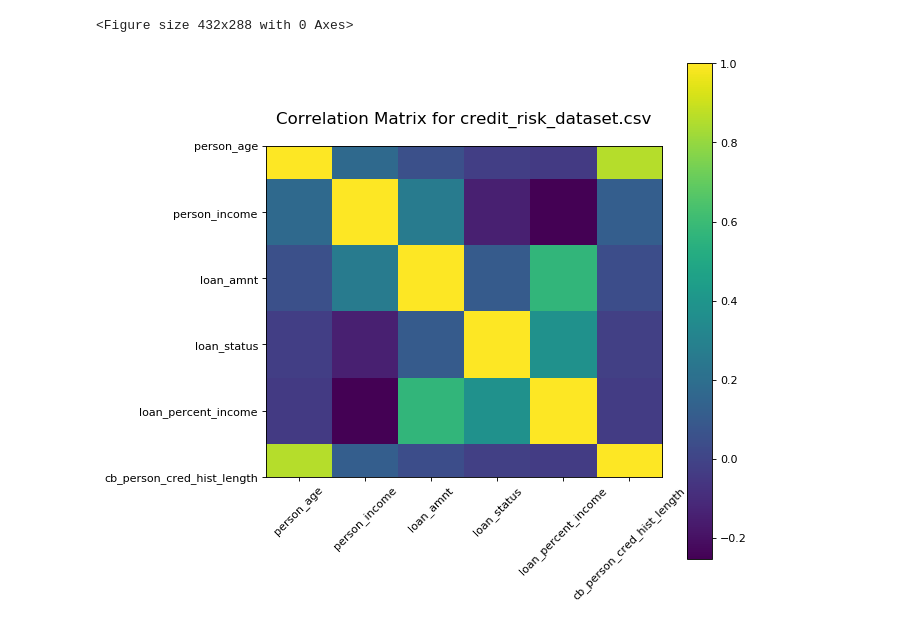
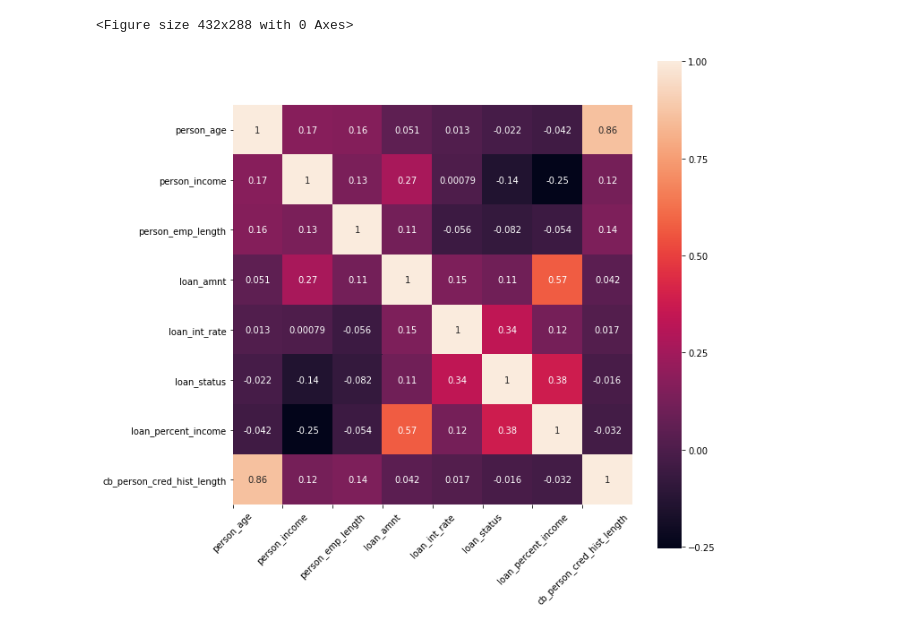
Before and after one commit to DarleneKo/loan-default-risk, a Jupyter notebook: Jupyter Notebooks/Exploratory_Analysis.ipynb, the cells around one changed output. Cells and saved outputs as stored; diff of their text form; code cells hidden in the pictures.

```diff
--- a/Jupyter Notebooks/Exploratory_Analysis.ipynb
+++ b/Jupyter Notebooks/Exploratory_Analysis.ipynb
@@ -122,4 +118,14 @@ def plotCorrelationMatrix(df, graphWidth):
-# %%
-plotCorrelationMatrix(df, 8)
-# %% [output]
-[figure, removed]
+# %%
+# Create a Correlation Matrix out of our data
+plt.figure(figsize=(10, 10))
+sns.heatmap(df.corr(), annot=True, square=True)
+plt.xticks(range(len(corr.columns)), corr.columns, rotation=45)
+# fix for mpl bug that cuts off top/bottom of seaborn viz
+b, t = plt.ylim() # discover the values for bottom and top
+b += 0.5 # Add 0.5 to the bottom
+t -= 0.5 # Subtract 0.5 from the top
+plt.ylim(b, t) # update the ylim(bottom, top) values
+plt.savefig("../Charts/correlation_matrix")
+plt.show()
+# %% [output]
+[figure, added]
```
Also changed, not shown: parts of 6 cells of this notebook, 17 other files.
